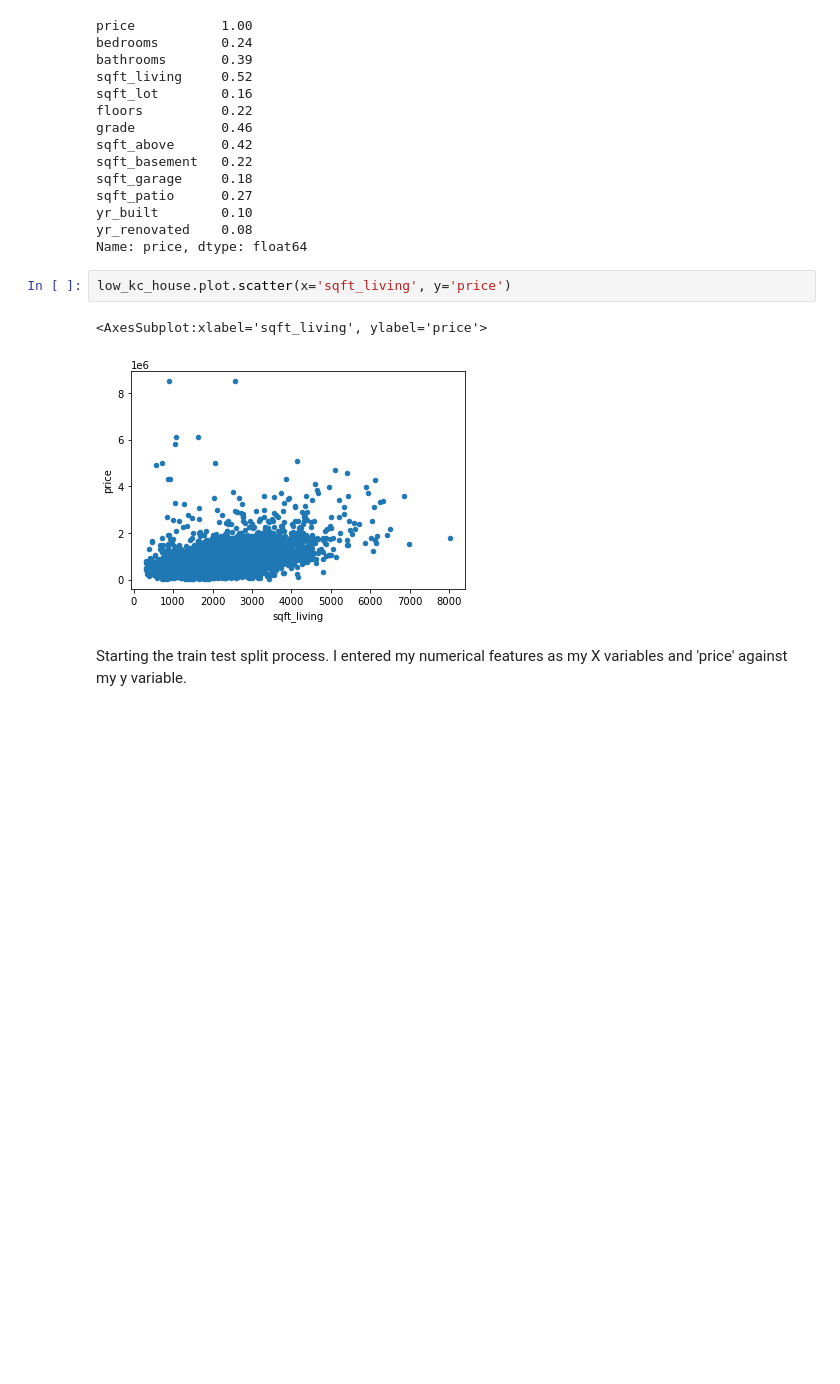
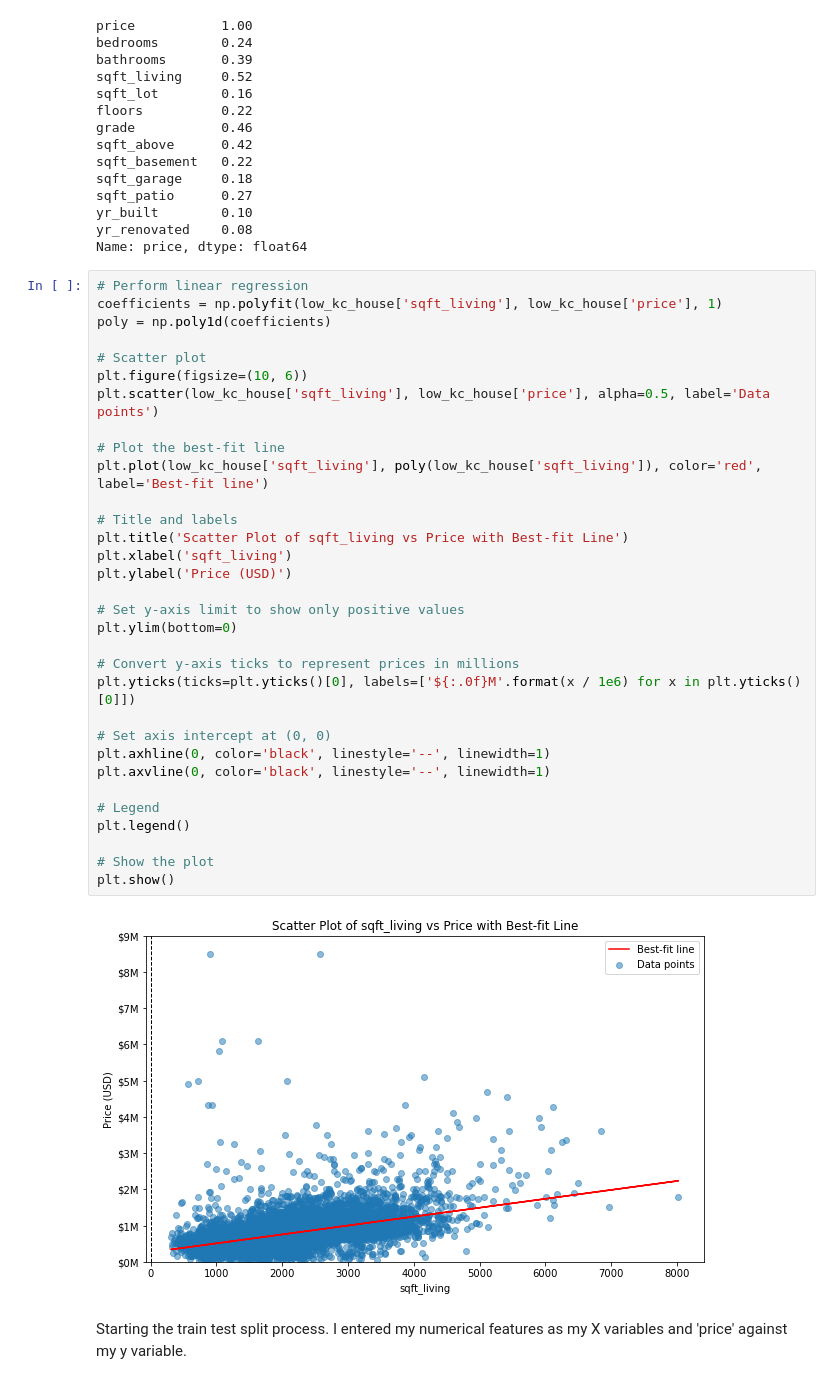
Before and after one commit to adammarianacci/Real_Estate_Analysis, a Jupyter notebook: notebook.ipynb, the cells around one changed output. Cells and saved outputs as stored; diff of their text form; blank space fills up the shorter version.

Commit message:
Uploaded Images and Presentation

```diff
--- a/notebook.ipynb
+++ b/notebook.ipynb
@@ -450,11 +465,40 @@ sqft_patio      0.27
 yr_built        0.10
 yr_renovated    0.08
 Name: price, dtype: float64
-# %%
-low_kc_house.plot.scatter(x='sqft_living', y='price')
-# %% [output]
-<AxesSubplot:xlabel='sqft_living', ylabel='price'>
-[figure, removed]
+# %%
+# Perform linear regression
+coefficients = np.polyfit(low_kc_house['sqft_living'], low_kc_house['price'], 1)
+poly = np.poly1d(coefficients)
+
+# Scatter plot
+plt.figure(figsize=(10, 6))
+plt.scatter(low_kc_house['sqft_living'], low_kc_house['price'], alpha=0.5, label='Data points')
+
+# Plot the best-fit line
+plt.plot(low_kc_house['sqft_living'], poly(low_kc_house['sqft_living']), color='red', label='Best-fit line')
+
+# Title and labels
+plt.title('Scatter Plot of sqft_living vs Price with Best-fit Line')
+plt.xlabel('sqft_living')
+plt.ylabel('Price (USD)')
+
+# Set y-axis limit to show only positive values
+plt.ylim(bottom=0)
+
+# Convert y-axis ticks to represent prices in millions
+plt.yticks(ticks=plt.yticks()[0], labels=['${:.0f}M'.format(x / 1e6) for x in plt.yticks()[0]])
+
+# Set axis intercept at (0, 0)
+plt.axhline(0, color='black', linestyle='--', linewidth=1)
+plt.axvline(0, color='black', linestyle='--', linewidth=1)
+
+# Legend
+plt.legend()
+
+# Show the plot
+plt.show()
+# %% [output]
+[figure, added]
 # %% [markdown]
 Starting the train test split process. I entered my numerical features as my X variables and 'price' against my y variable.
 # %%
```
Also changed, not shown: parts of 4 cells of this notebook, 4 other files.
